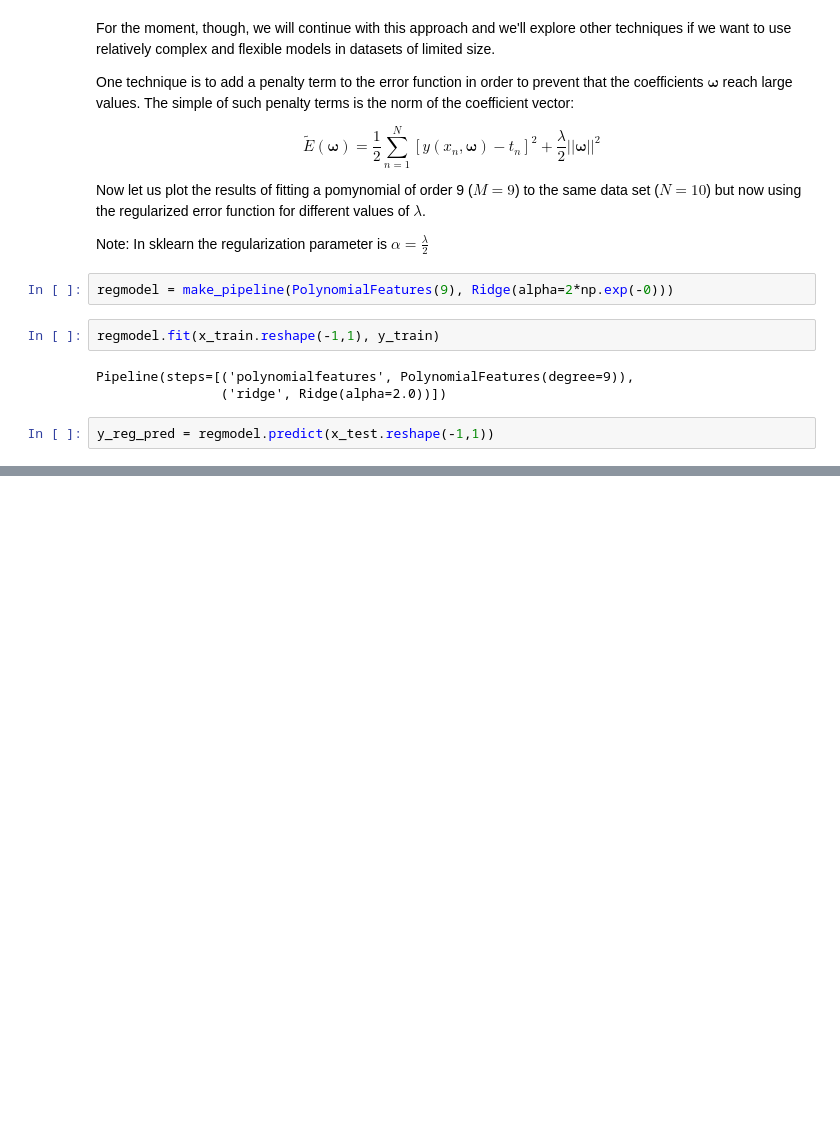
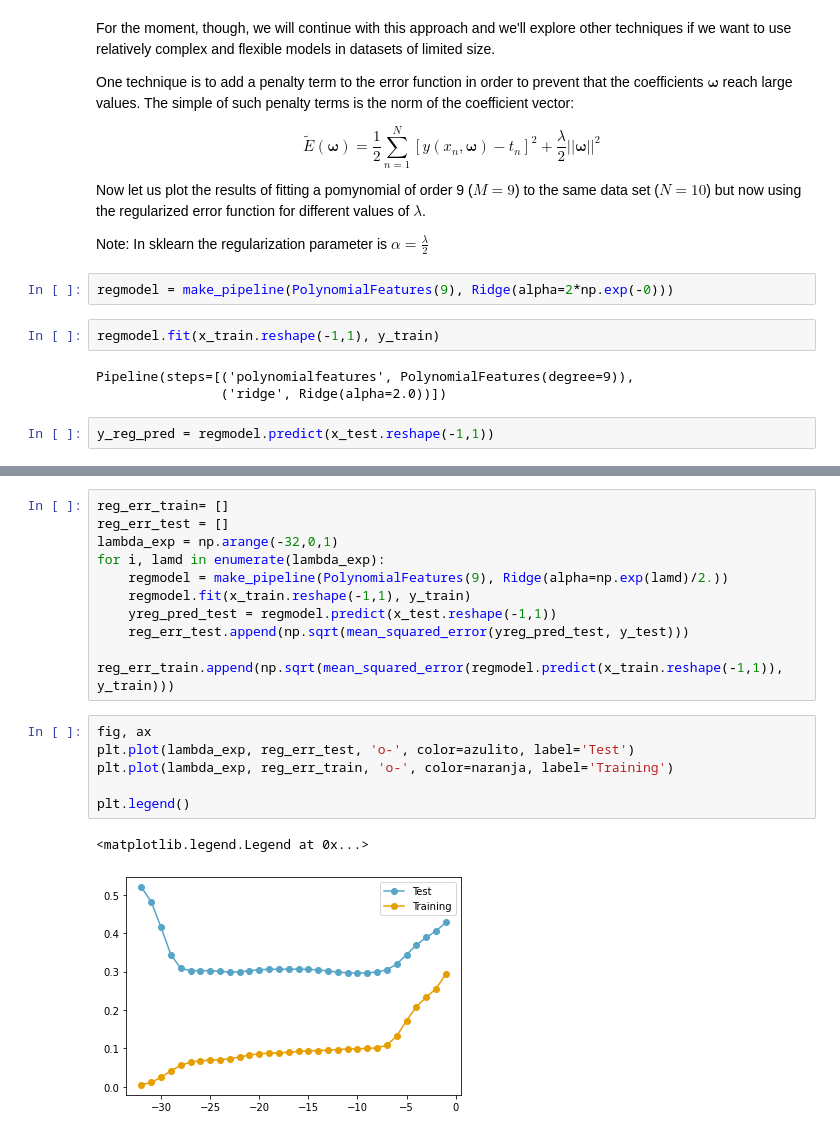
Before and after one commit to OneMogin/project_git, a Jupyter notebook: prml_book/ch1_intro.ipynb, the cells around one changed output, grey strips where cells are left out. Cells and saved outputs as stored; diff of their text form; blank space fills up the shorter version.

```diff
--- a/prml_book/ch1_intro.ipynb
+++ b/prml_book/ch1_intro.ipynb
@@ -233,0 +239,19 @@ plt.tight_layout()
+# %%
+reg_err_train= []
+reg_err_test = []
+lambda_exp = np.arange(-32,0,1)
+for i, lamd in enumerate(lambda_exp):
+    regmodel = make_pipeline(PolynomialFeatures(9), Ridge(alpha=np.exp(lamd)/2.))
+    regmodel.fit(x_train.reshape(-1,1), y_train)
+    yreg_pred_test = regmodel.predict(x_test.reshape(-1,1))
+    reg_err_test.append(np.sqrt(mean_squared_error(yreg_pred_test, y_test)))
+    reg_err_train.append(np.sqrt(mean_squared_error(regmodel.predict(x_train.reshape(-1,1)), y_train)))
+# %%
+fig, ax
+plt.plot(lambda_exp, reg_err_test, 'o-', color=azulito, label='Test')
+plt.plot(lambda_exp, reg_err_train, 'o-', color=naranja, label='Training')
+
+plt.legend()
+# %% [output]
+<matplotlib.legend.Legend at 0x...>
+[figure, added]
```
Also changed, not shown: parts of 8 cells of this notebook.
